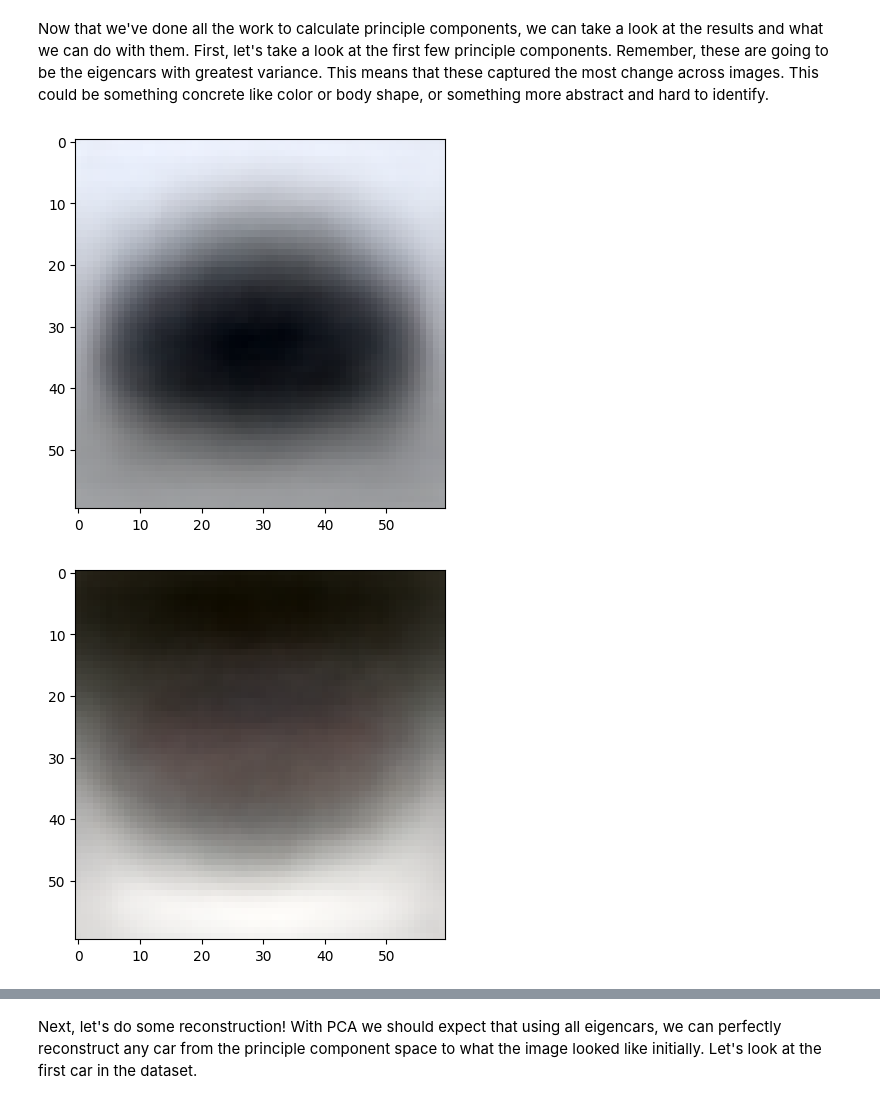
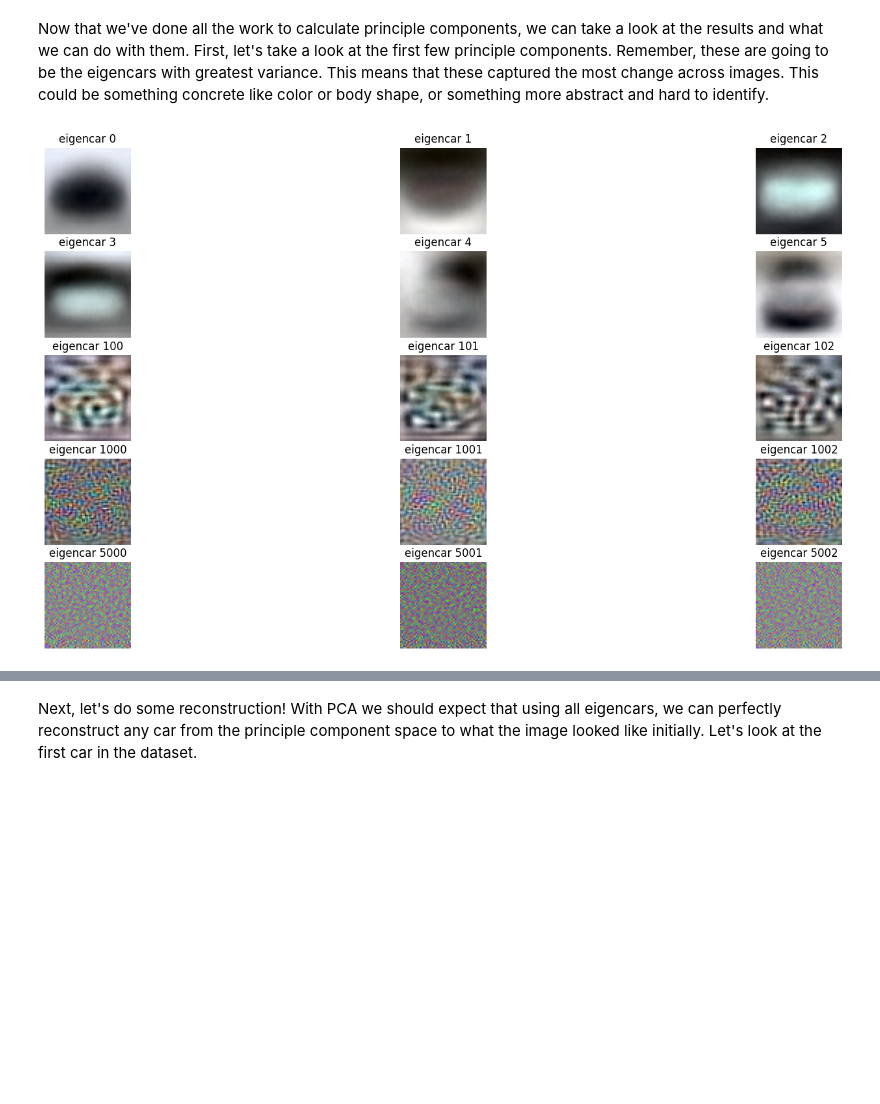
Before and after one commit to jaketakes/cogs118b-final-project, a Jupyter notebook: project.ipynb, the cells around one changed output, grey strips where cells are left out. Saved outputs shown, nothing was run; the diff lists cells and outputs as text; code cells hidden in the pictures; blank space fills up the shorter version.

```diff
--- a/project.ipynb
+++ b/project.ipynb
@@ -379,9 +377,29 @@ print(C.shape)
 Now that we've done all the work to calculate principle components, we can take a look at the results and what we can do with them.
 First, let's take a look at the first few principle components. Remember, these are going to be the eigencars with greatest variance. This means that these captured the most change across images. This could be something concrete like color or body shape, or something more abstract and hard to identify.
 # %%
-for i in (range(3)):
-    viewimage(U[:,i])
-    plt.show()
+img_ind = [0, 1, 2, 3, 4, 5, 100, 101, 102, 1000, 1001, 1002, 5000, 5001, 5002]
+
+# make subplot to display images
+# define rows and columns
+rows = 5
+cols = 3
+
+plt.figure(figsize=(20, 10))
+counter = 0
+
+for i in img_ind:
+    plt.subplot(rows, cols, counter+1)
+    img = U[:,i]
+
+    # below is same as viewimage() function defined earlier
+    img = img.reshape(60, 60, 3) # reshape to RGB
+
+    # scale to 0–1 for display
+    img = (img - img.min()) / (img.max() - img.min())
+
+    plt.imshow(img)
+    plt.title(f"eigencar {img_ind[counter]}")
+    plt.axis("off")
+    counter += 1
 # %% [output]
-[figure, old version]
+[figure, new version]
-[figure, removed]
```
Also changed, not shown: parts of 4 cells of this notebook.
